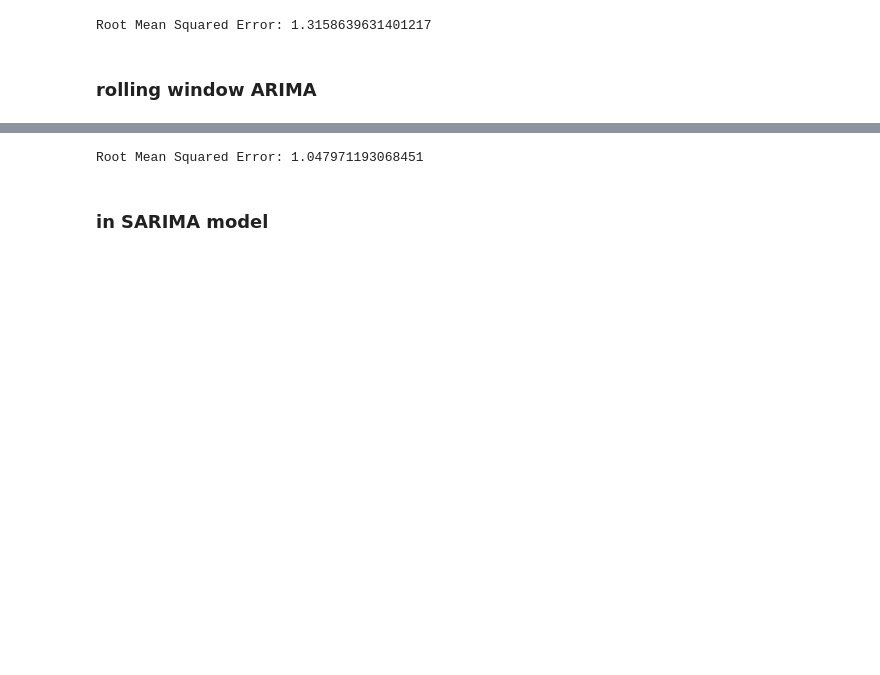
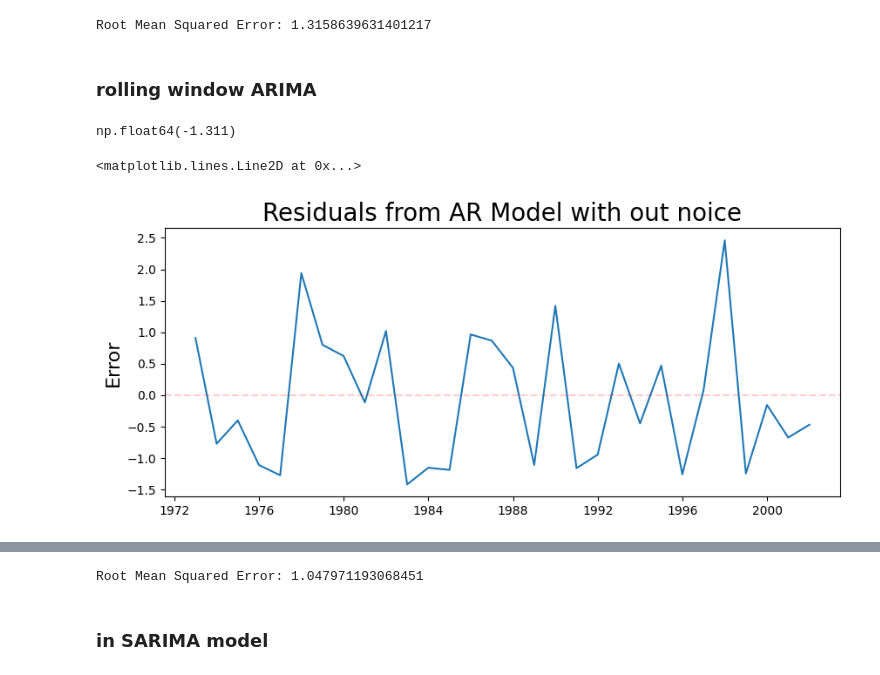
Before and after one commit to subharadhe1234/weather_forecasting, a Jupyter notebook: Notebooks/arima_model.ipynb, the cells around one changed output, grey strips where cells are left out. Drawn from its saved outputs; the diff is of its cells as text; code cells hidden in the pictures; blank space fills up the shorter version.

```diff
--- a/Notebooks/main.ipynb
+++ b/Notebooks/arima_model.ipynb
@@ -1085,6 +1121,11 @@ print('Root Mean Squared Error:', np.sqrt(np.mean(residuals**2)))
 Root Mean Squared Error: 1.3158639631401217
 # %% [markdown]
 ### rolling window ARIMA
+# %%
+rolling_predictions = test_data[month].copy()
+rolling_predictions["1973-01-01"]
+# %% [output]
+np.float64(-1.311)
 # %%
 from datetime import timedelta
 
@@ -1099,6 +1140,18 @@ for train_end in test_data[month].index:
 
     # print(pred)
     # print(train_data.tail())
+# %%
+# pred=rolling_predictions.cumsum()+df[mon].iloc[split_size+1]
+# acc=test_data[month].cumsum()+df[mon].iloc[split_size+1]
+err_no_noice = rolling_predictions-test_data[month]
+plt.figure(figsize=(10,4))
+plt.plot(err_no_noice)
+plt.title('Residuals from AR Model with out noice', fontsize=20)
+plt.ylabel('Error', fontsize=16)
+plt.axhline(0, color='r', linestyle='--', alpha=0.2)
+# %% [output]
+<matplotlib.lines.Line2D at 0x...>
+[figure, added]
 # %%
 pred=rolling_predictions.cumsum()+df[mon].iloc[split_size+1]
 acc=test_data[month].cumsum()+df[mon].iloc[split_size+1]
```
Also changed, not shown: parts of 7 cells of this notebook, 2 other files.
